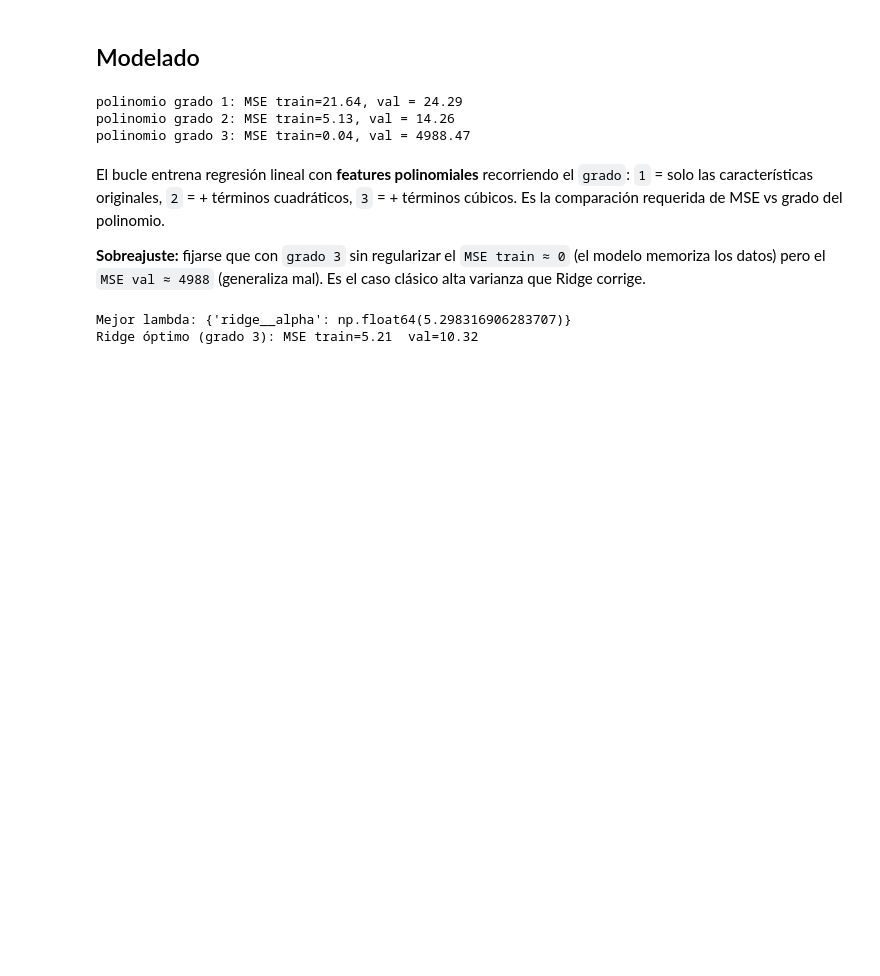
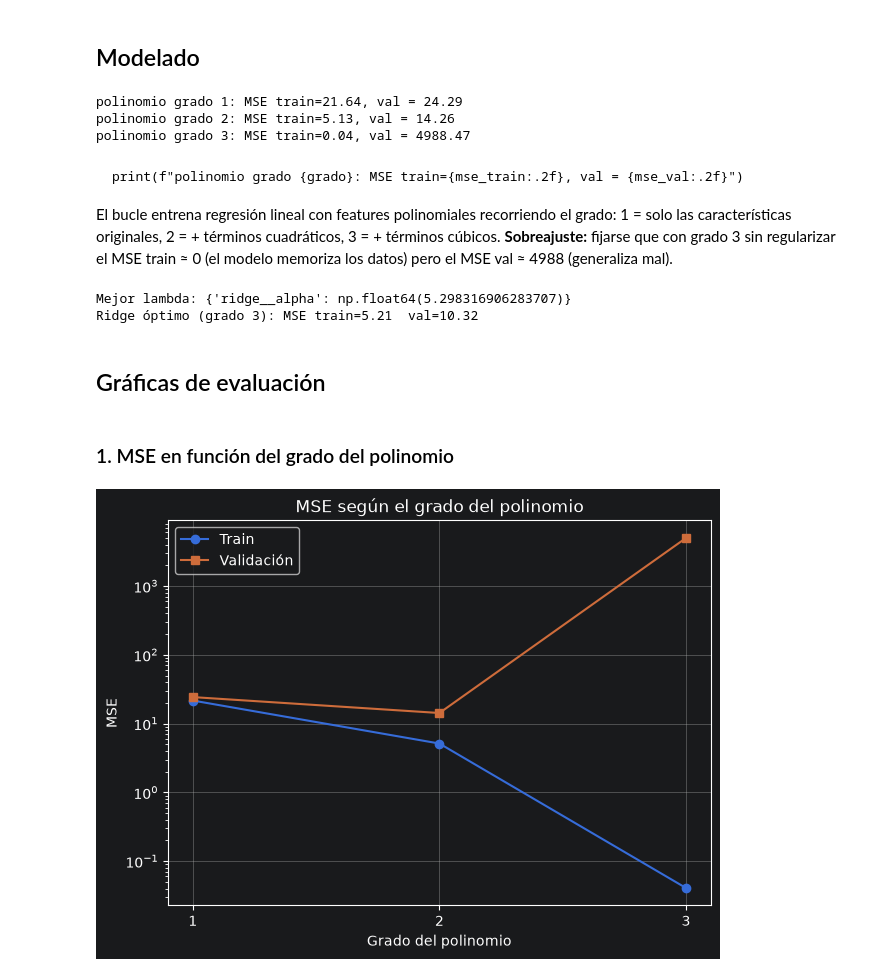
Before and after one commit to santiterra/ModE-2026, a Jupyter notebook: Obligatorio1/problema2/problema2.ipynb, the cells around one changed output. Saved outputs shown, nothing was run; the diff lists cells and outputs as text; code cells hidden in the pictures; blank space fills up the shorter version.

```diff
--- a/Obligatorio1/problema2/problema2.ipynb
+++ b/Obligatorio1/problema2/problema2.ipynb
@@ -141,20 +129,22 @@ y = df[target]
 X_train, X_val, y_train, y_val = train_test_split(X, y, test_size=0.2, random_state=42)
 
 # grado del polinomio: 1 = lineal, 2 = cuadrático, 3 = cúbico
-# El scaler va despues de generar las features polinomiales para que
-# Ridge penalice todos los términos (x, x², x³) por igual
+mse_por_grado = {"grado": [], "train": [], "val": []}
 for grado in [1, 2, 3]:
     pl = make_pipeline(PolynomialFeatures(degree=grado, include_bias=False), StandardScaler(), LinearRegression())
     pl.fit(X_train, y_train)
     mse_train = mean_squared_error(y_train, pl.predict(X_train))
     mse_val = mean_squared_error(y_val, pl.predict(X_val))
+    mse_por_grado["grado"].append(grado)
+    mse_por_grado["train"].append(mse_train)
+    mse_por_grado["val"].append(mse_val)
     print(f"polinomio grado {grado}: MSE train={mse_train:.2f}, val = {mse_val:.2f}")
 # %% [output]
 polinomio grado 1: MSE train=21.64, val = 24.29
 polinomio grado 2: MSE train=5.13, val = 14.26
 polinomio grado 3: MSE train=0.04, val = 4988.47
 # %% [markdown]
-El bucle entrena regresión lineal con **features polinomiales** recorriendo el `grado`: `1` = solo las características originales, `2` = + términos cuadráticos, `3` = + términos cúbicos. Es la comparación requerida de MSE vs grado del polinomio.
-
-**Sobreajuste:** fijarse que con `grado 3` sin regularizar el `MSE train ≈ 0` (el modelo memoriza los datos) pero el `MSE val ≈ 4988` (generaliza mal). Es el caso clásico alta varianza que Ridge corrige.
+    print(f"polinomio grado {grado}: MSE train={mse_train:.2f}, val = {mse_val:.2f}")
+El bucle entrena regresión lineal con features polinomiales recorriendo el grado: 1 = solo las características originales, 2 = + términos cuadráticos, 3 = + términos cúbicos.
+**Sobreajuste:** fijarse que con grado 3 sin regularizar el MSE train ≈ 0 (el modelo memoriza los datos) pero el MSE val ≈ 4988 (generaliza mal).
 # %%
@@ -172,3 +164,21 @@ print(f"Ridge óptimo (grado 3): MSE train={mse_train:.2f}  val={mse_val:.2f}")
 # %% [output]
 Mejor lambda: {'ridge__alpha': np.float64(5.298316906283707)}
 Ridge óptimo (grado 3): MSE train=5.21  val=10.32
+# %% [markdown]
+## Gráficas de evaluación
+# %% [markdown]
+### 1. MSE en función del grado del polinomio
+# %%
+plt.figure(figsize=(7, 5))
+plt.plot(mse_por_grado["grado"], mse_por_grado["train"], "o-", label="Train")
+plt.plot(mse_por_grado["grado"], mse_por_grado["val"], "s-", label="Validación")
+plt.xlabel("Grado del polinomio")
+plt.xticks(mse_por_grado["grado"])
+plt.ylabel("MSE")
+plt.yscale("log")
+plt.legend()
+plt.title("MSE según el grado del polinomio")
+plt.grid(True)
+plt.show()
+# %% [output]
+[figure, added]
```
Also changed, not shown: parts of 12 cells of this notebook.
